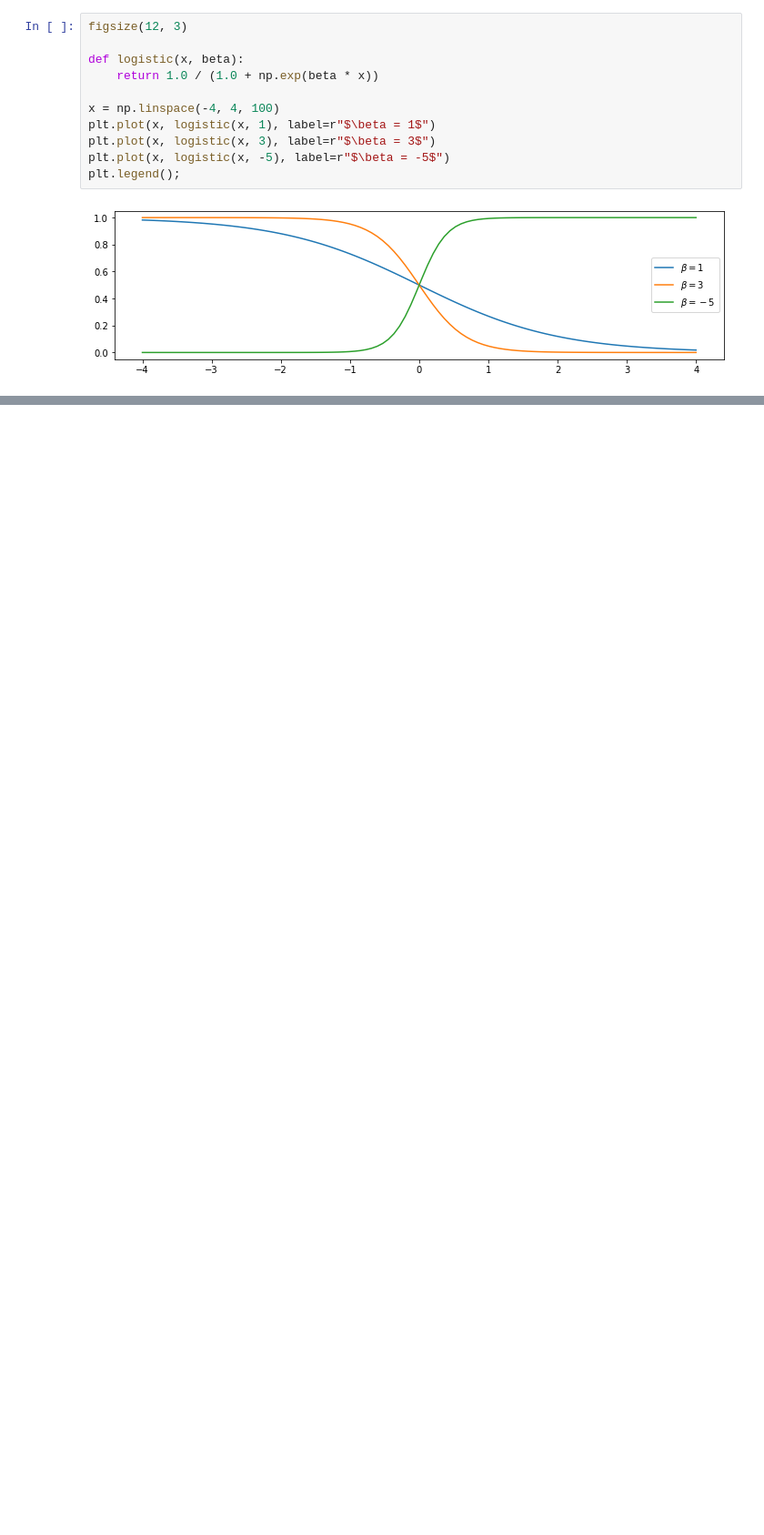
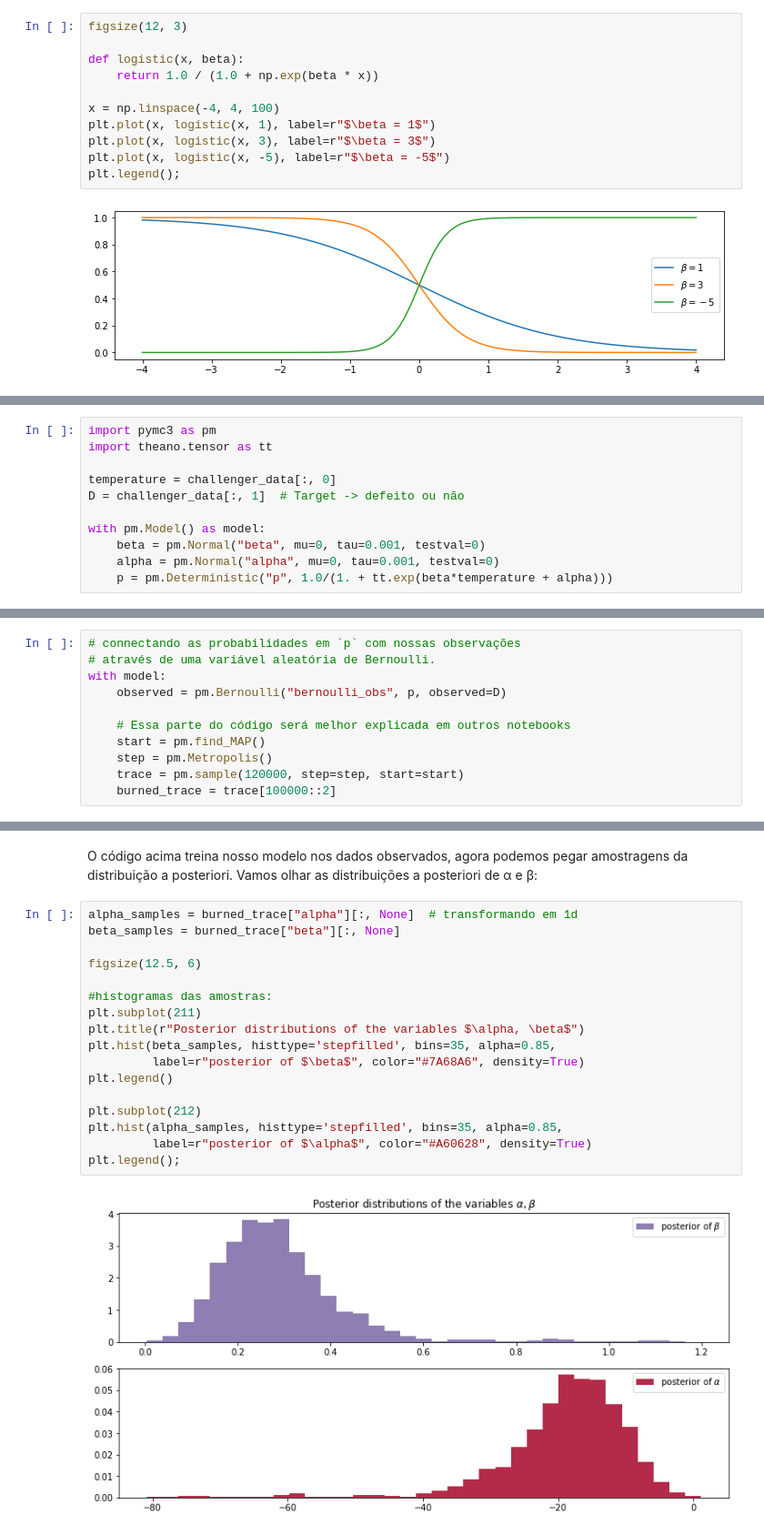
Before and after one commit to jmcabreira-zz/Bayesian-Modeling, a Jupyter notebook: modelagem_de_falha/modelagem de falha .ipynb, the cells around one changed output, grey strips where cells are left out. Shown at 91% size. Cells and saved outputs as stored; diff of their text form; blank space fills up the shorter version.

```diff
--- a/modelagem_de_falha/modelagem de falha .ipynb
+++ b/modelagem_de_falha/modelagem de falha .ipynb
@@ -78,0 +115,11 @@ plt.legend();
+# %%
+import pymc3 as pm
+import theano.tensor as tt
+
+temperature = challenger_data[:, 0]
+D = challenger_data[:, 1]  # Target -> defeito ou não
+
+with pm.Model() as model:
+    beta = pm.Normal("beta", mu=0, tau=0.001, testval=0)
+    alpha = pm.Normal("alpha", mu=0, tau=0.001, testval=0)
+    p = pm.Deterministic("p", 1.0/(1. + tt.exp(beta*temperature + alpha)))
@@ -78,0 +138,11 @@ plt.legend();
+# %%
+# connectando as probabilidades em `p` com nossas observações
+# através de uma variável aleatória de Bernoulli.
+with model:
+    observed = pm.Bernoulli("bernoulli_obs", p, observed=D)
+
+    # Essa parte do código será melhor explicada em outros notebooks
+    start = pm.find_MAP()
+    step = pm.Metropolis()
+    trace = pm.sample(120000, step=step, start=start)
+    burned_trace = trace[100000::2]
@@ -78,0 +158,21 @@ plt.legend();
+# %% [markdown]
+O código acima treina nosso modelo nos dados observados, agora podemos pegar amostragens da distribuição a posteriori. Vamos olhar as distribuições a posteriori de α e β:
+# %%
+alpha_samples = burned_trace["alpha"][:, None]  # transformando em 1d
+beta_samples = burned_trace["beta"][:, None]
+
+figsize(12.5, 6)
+
+#histogramas das amostras:
+plt.subplot(211)
+plt.title(r"Posterior distributions of the variables $\alpha, \beta$")
+plt.hist(beta_samples, histtype='stepfilled', bins=35, alpha=0.85,
+         label=r"posterior of $\beta$", color="#7A68A6", density=True)
+plt.legend()
+
+plt.subplot(212)
+plt.hist(alpha_samples, histtype='stepfilled', bins=35, alpha=0.85,
+         label=r"posterior of $\alpha$", color="#A60628", density=True)
+plt.legend();
+# %% [output]
+[figure, added]
```
Also changed, not shown: parts of 17 cells of this notebook.
